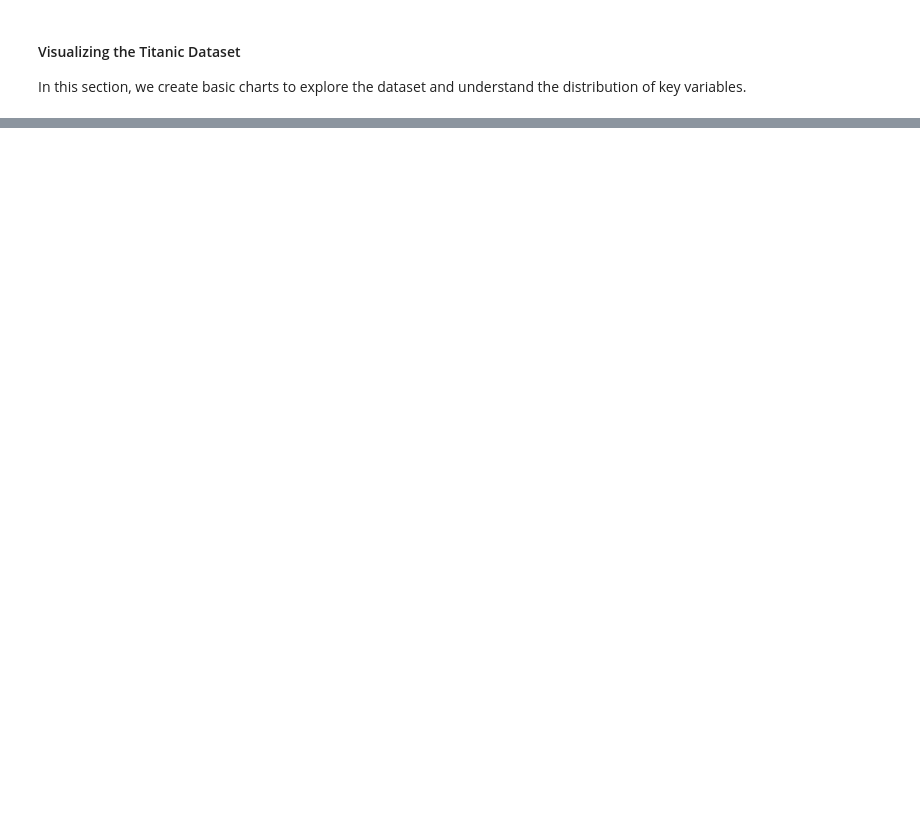
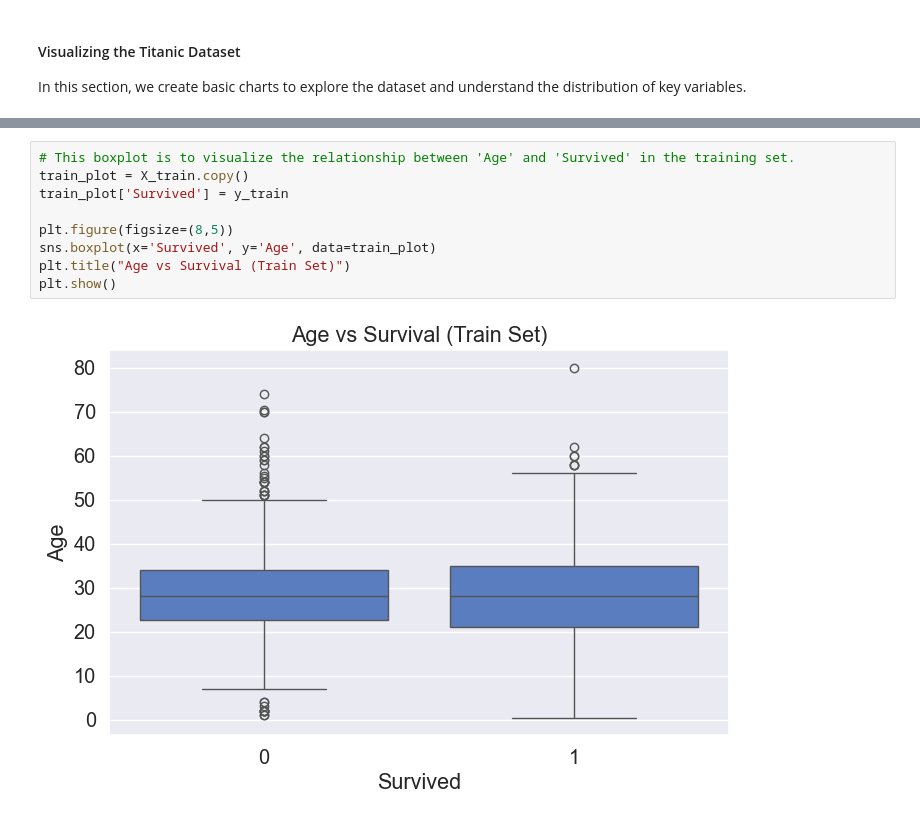
Before and after one commit to MaykInvest/Titanic-analysis, a Jupyter notebook: analysis.ipynb, the cells around one changed output, grey strips where cells are left out. Saved outputs shown, nothing was run; the diff lists cells and outputs as text; blank space fills up the shorter version.

```diff
--- a/analysis.ipynb
+++ b/analysis.ipynb
@@ -232,0 +314,11 @@ plt.show()
+# %%
+# This boxplot is to visualize the relationship between 'Age' and 'Survived' in the training set.
+train_plot = X_train.copy()
+train_plot['Survived'] = y_train
+
+plt.figure(figsize=(8,5))
+sns.boxplot(x='Survived', y='Age', data=train_plot)
+plt.title("Age vs Survival (Train Set)")
+plt.show()
+# %% [output]
+[figure, added]
```
Also changed, not shown: parts of 50 cells of this notebook.
